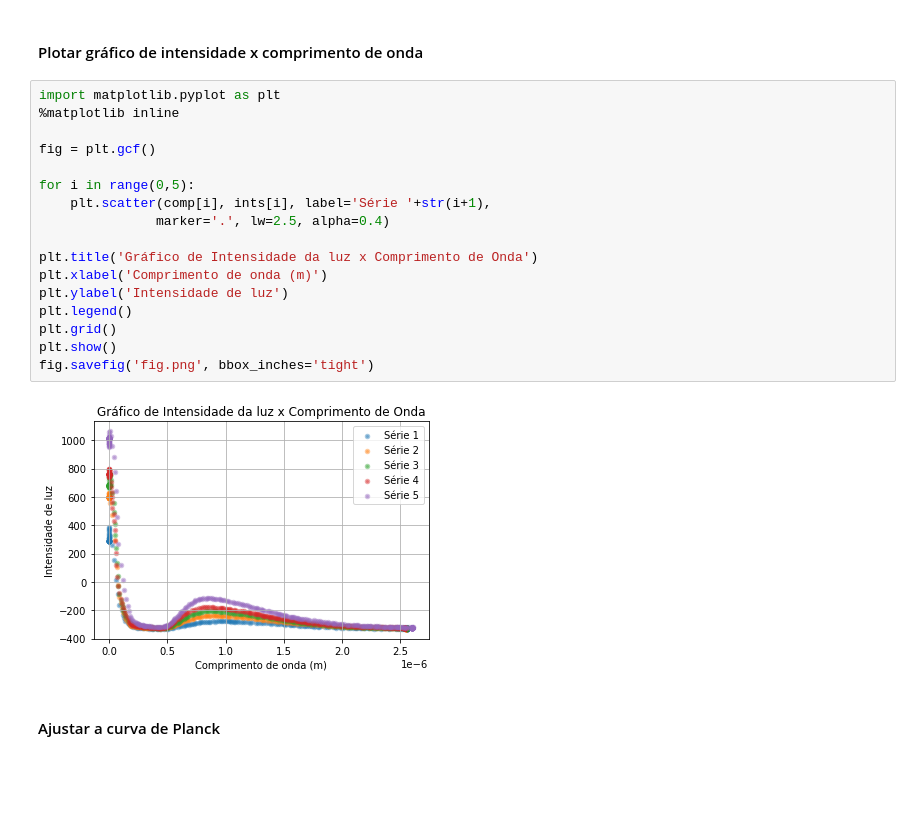
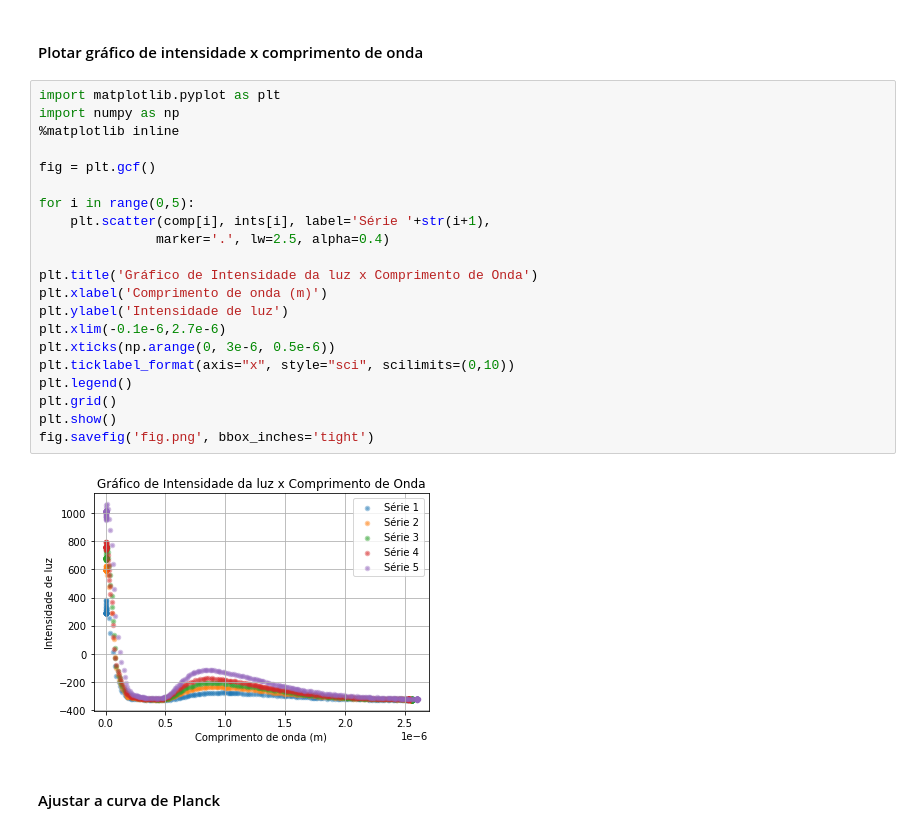
Before and after one commit to leonardovaladao/QuantumLab, a Jupyter notebook: 1.Radiacao/Análise.ipynb, the cells around one changed output. Drawn from its saved outputs; the diff is of its cells as text; blank space fills up the shorter version.

```diff
--- a/1.Radiacao/Análise.ipynb
+++ b/1.Radiacao/Análise.ipynb
@@ -24,23 +24,27 @@ ints = [df[i][df[i].columns[3]] for i in range(0,5)]
 #### Plotar gráfico de intensidade x comprimento de onda
 # %%
 import matplotlib.pyplot as plt
+import numpy as np
 %matplotlib inline
 
 fig = plt.gcf()
 
 for i in range(0,5):
     plt.scatter(comp[i], ints[i], label='Série '+str(i+1),
                marker='.', lw=2.5, alpha=0.4)
 
 plt.title('Gráfico de Intensidade da luz x Comprimento de Onda')
 plt.xlabel('Comprimento de onda (m)')
 plt.ylabel('Intensidade de luz')
+plt.xlim(-0.1e-6,2.7e-6)
+plt.xticks(np.arange(0, 3e-6, 0.5e-6))
+plt.ticklabel_format(axis="x", style="sci", scilimits=(0,10))
 plt.legend()
 plt.grid()
 plt.show()
 fig.savefig('fig.png', bbox_inches='tight')
 # %% [output]
-[figure, old version]
+[figure, new version]
 # %% [markdown]
 #### Ajustar a curva de Planck
 # %% [markdown]
```
Also changed, not shown: parts of 9 cells of this notebook.
